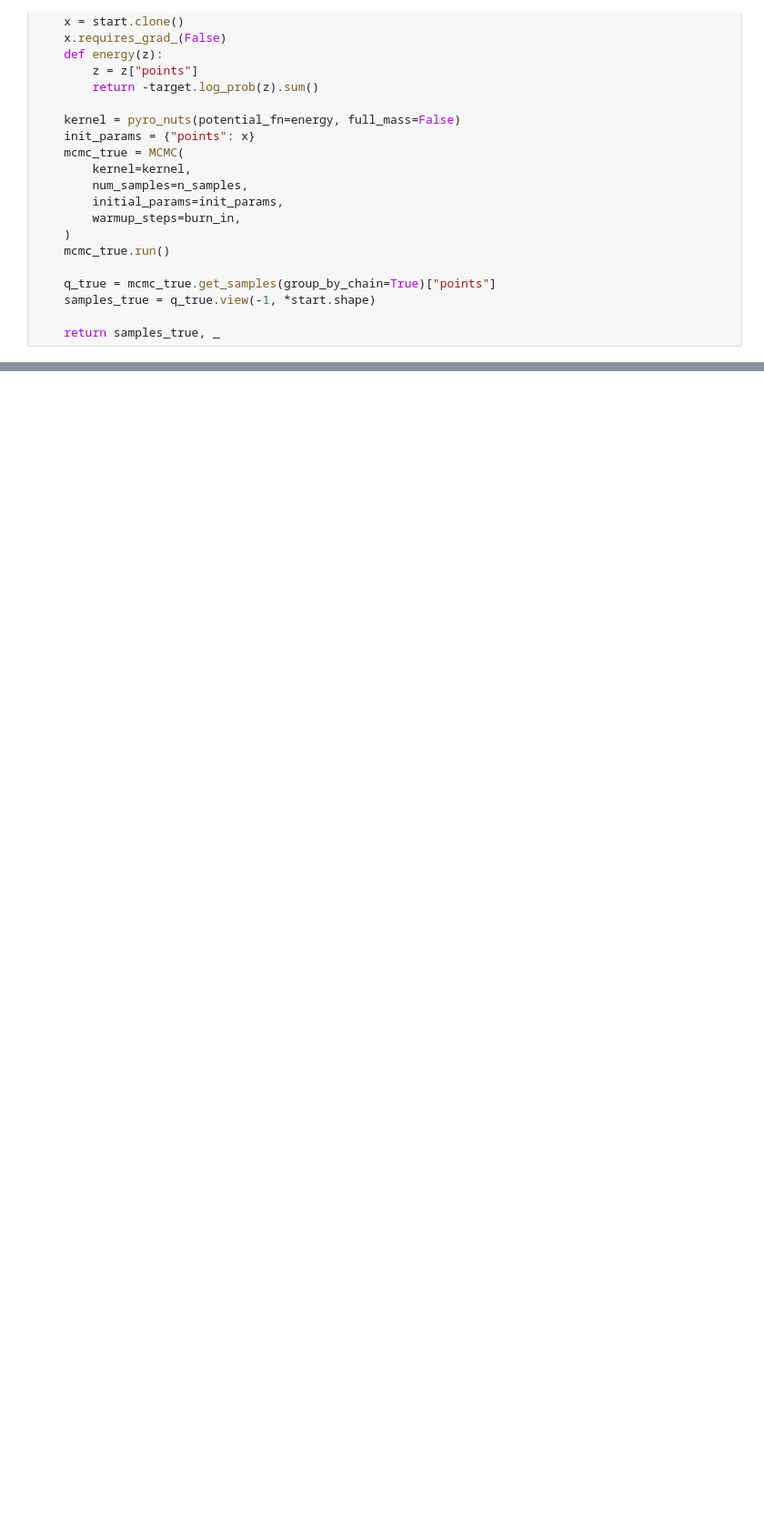
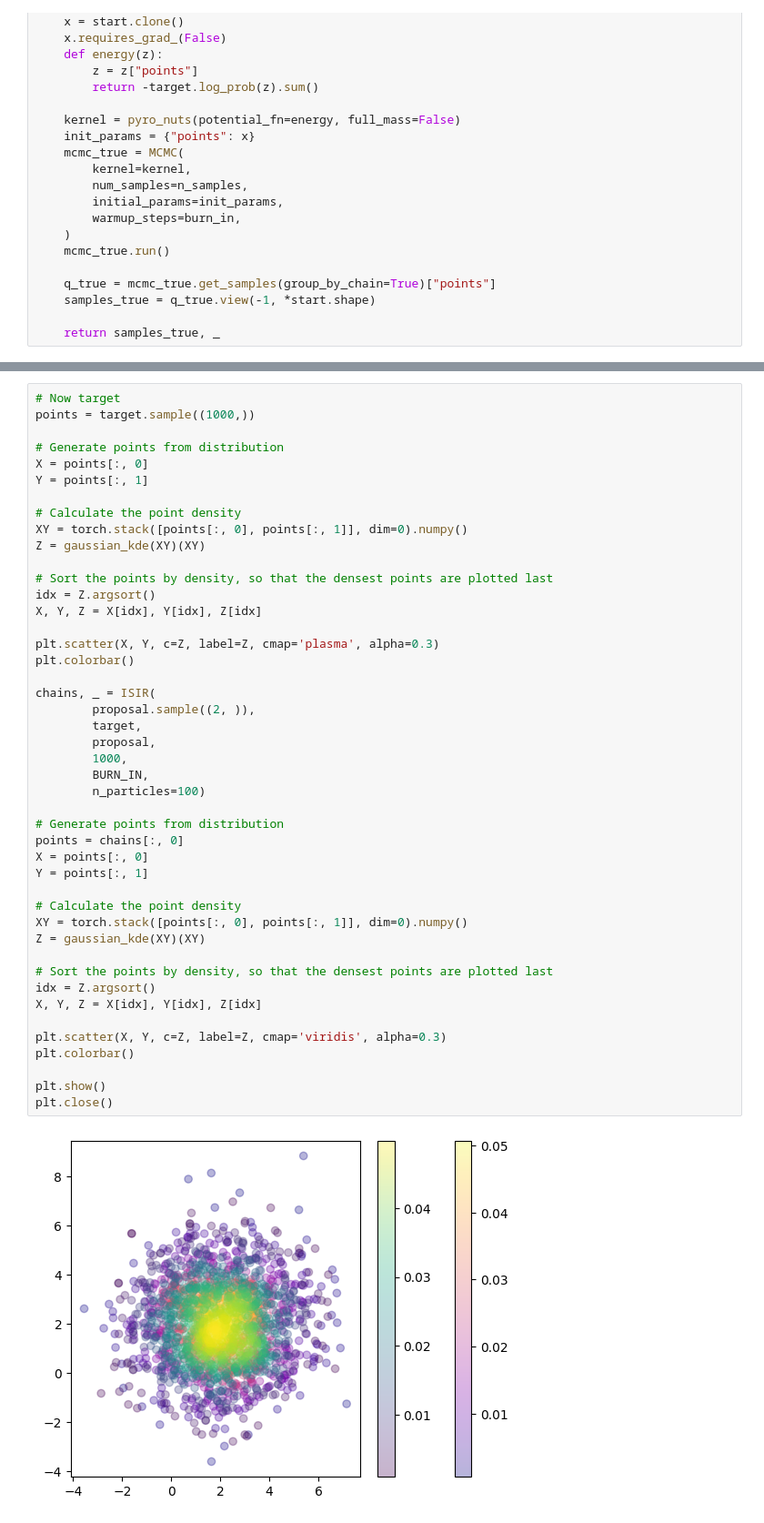
Before and after one commit to katyafilimoshina/tsc_msc_dl, a Jupyter notebook: MSC.ipynb, the cells around one changed output, grey strips where cells are left out. Shown at 91% size. Cells and saved outputs as stored; diff of their text form; blank space fills up the shorter version.

```diff
--- a/MSC.ipynb
+++ b/MSC.ipynb
@@ -203,0 +493,47 @@ optimizer = optim.AdamW(lr=1e-4, params=(loc, scale))
+# %%
+# Now target
+points = target.sample((1000,))
+
+# Generate points from distribution
+X = points[:, 0]
+Y = points[:, 1]
+
+# Calculate the point density
+XY = torch.stack([points[:, 0], points[:, 1]], dim=0).numpy()
+Z = gaussian_kde(XY)(XY)
+
+# Sort the points by density, so that the densest points are plotted last
+idx = Z.argsort()
+X, Y, Z = X[idx], Y[idx], Z[idx]
+
+plt.scatter(X, Y, c=Z, label=Z, cmap='plasma', alpha=0.3)
+plt.colorbar()
+
+chains, _ = ISIR(
+        proposal.sample((2, )),
+        target,
+        proposal,
+        1000,
+        BURN_IN,
+        n_particles=100)
+
+# Generate points from distribution
+points = chains[:, 0]
+X = points[:, 0]
+Y = points[:, 1]
+
+# Calculate the point density
+XY = torch.stack([points[:, 0], points[:, 1]], dim=0).numpy()
+Z = gaussian_kde(XY)(XY)
+
+# Sort the points by density, so that the densest points are plotted last
+idx = Z.argsort()
+X, Y, Z = X[idx], Y[idx], Z[idx]
+
+plt.scatter(X, Y, c=Z, label=Z, cmap='viridis', alpha=0.3)
+plt.colorbar()
+
+plt.show()
+plt.close()
+# %% [output]
+[figure, added]
```
Also changed, not shown: parts of 35 cells of this notebook.
